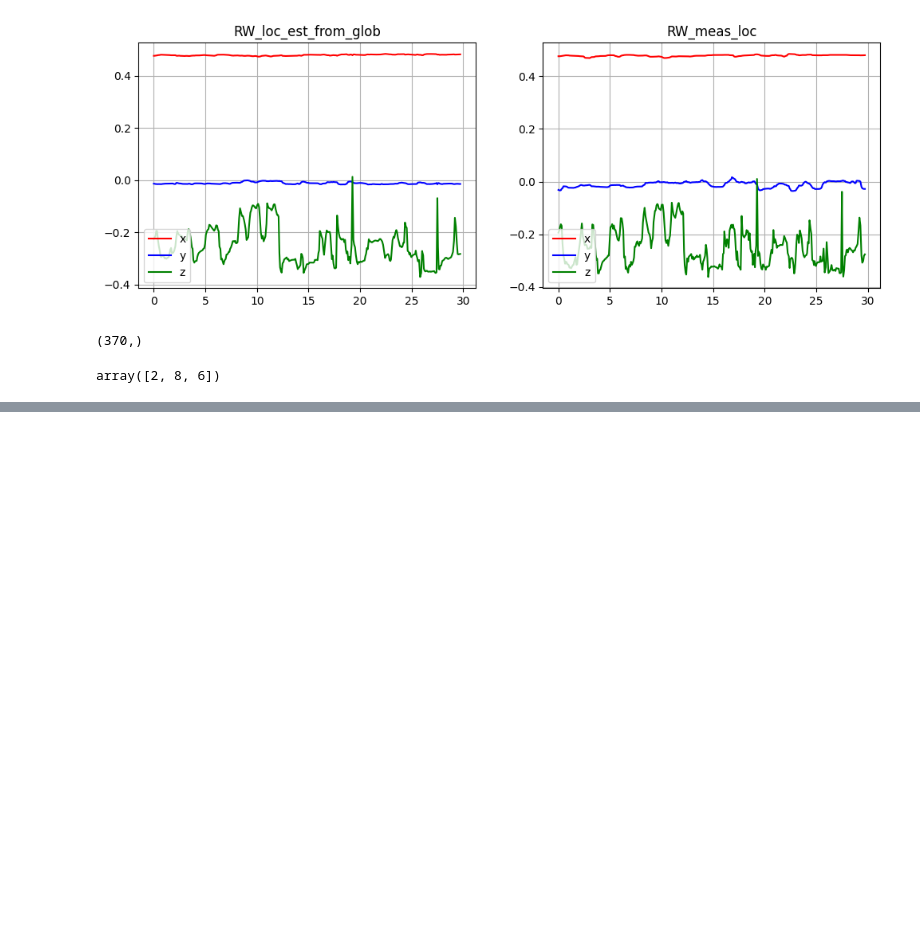
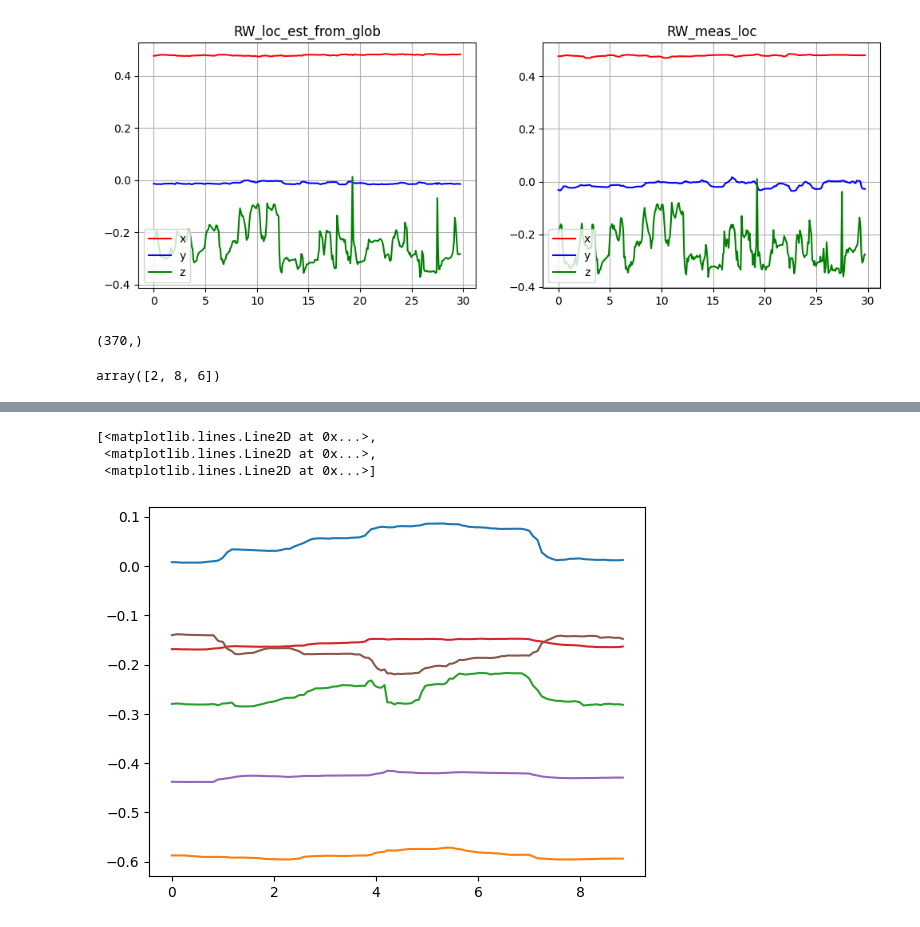
Before and after one commit to fzoric8/dev_scripts, a Jupyter notebook: hpe3d_analyses.ipynb, the cells around one changed output, grey strips where cells are left out. Cells and saved outputs as stored; diff of their text form; code cells hidden in the pictures; blank space fills up the shorter version.

```diff
--- a/hpe3d_analyses.ipynb
+++ b/hpe3d_analyses.ipynb
@@ -1045,3 +1045,5 @@ b = np.array([2, 4, 2])
 a*b # elementwise multiplication of arrays
 # %% [output]
 array([2, 8, 6])
+# %%
+mp = get_pandas_by_topic("./bags/mp_ros.bag", ["/mp_ros/glob/hpe3d", "/mp_ros/loc/hpe3d"])
@@ -1047,0 +1113,11 @@ array([2, 8, 6])
+# %%
+a = mp['/mp_ros/glob/hpe3d']
+t = a['Time']-a['Time'][0]
+
+plt.plot(t, a['nose.x'], t, a['nose.y'], t, a['nose.z'])
+plt.plot(t, a['r_shoulder.x'], t, a['r_shoulder.y'], t, a['r_shoulder.z'])
+# %% [output]
+[<matplotlib.lines.Line2D at 0x...>,
+ <matplotlib.lines.Line2D at 0x...>,
+ <matplotlib.lines.Line2D at 0x...>]
+[figure, added]
```
Also changed, not shown: parts of 17 cells of this notebook, 1 other file.
